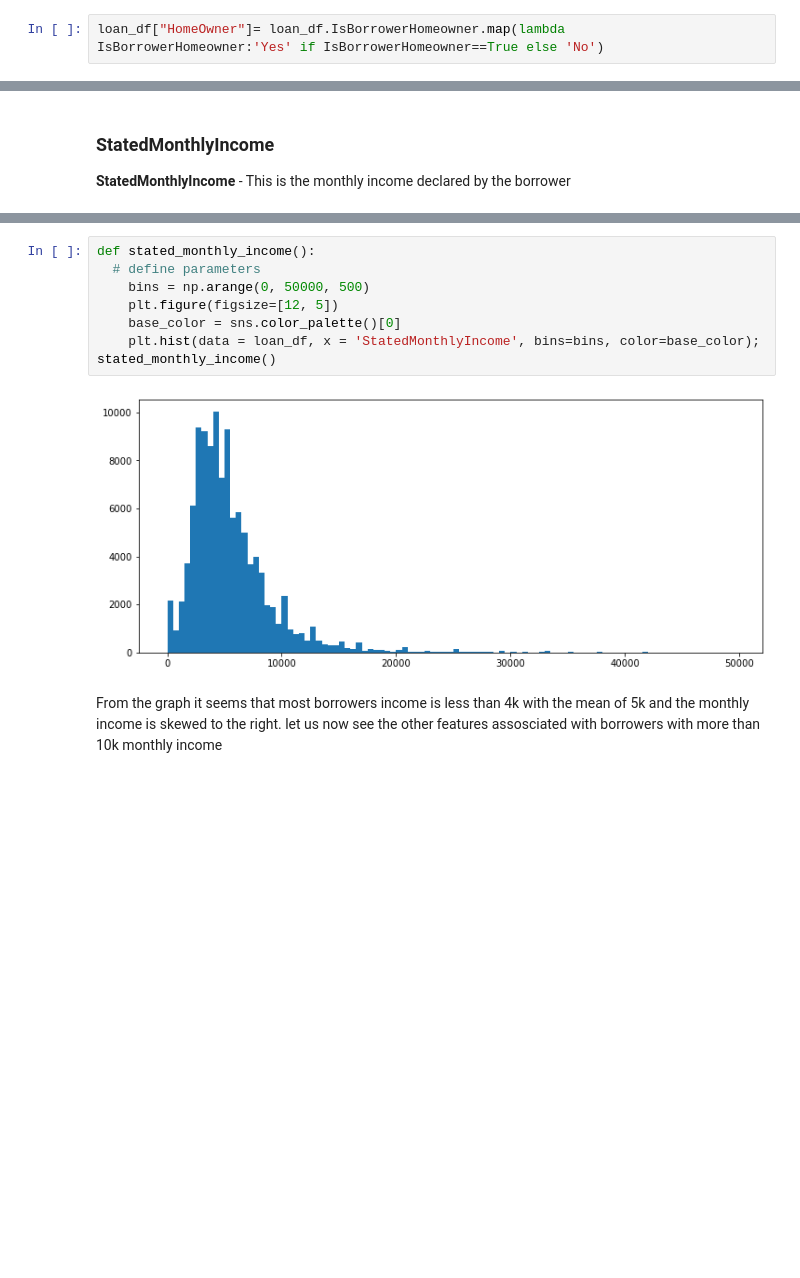
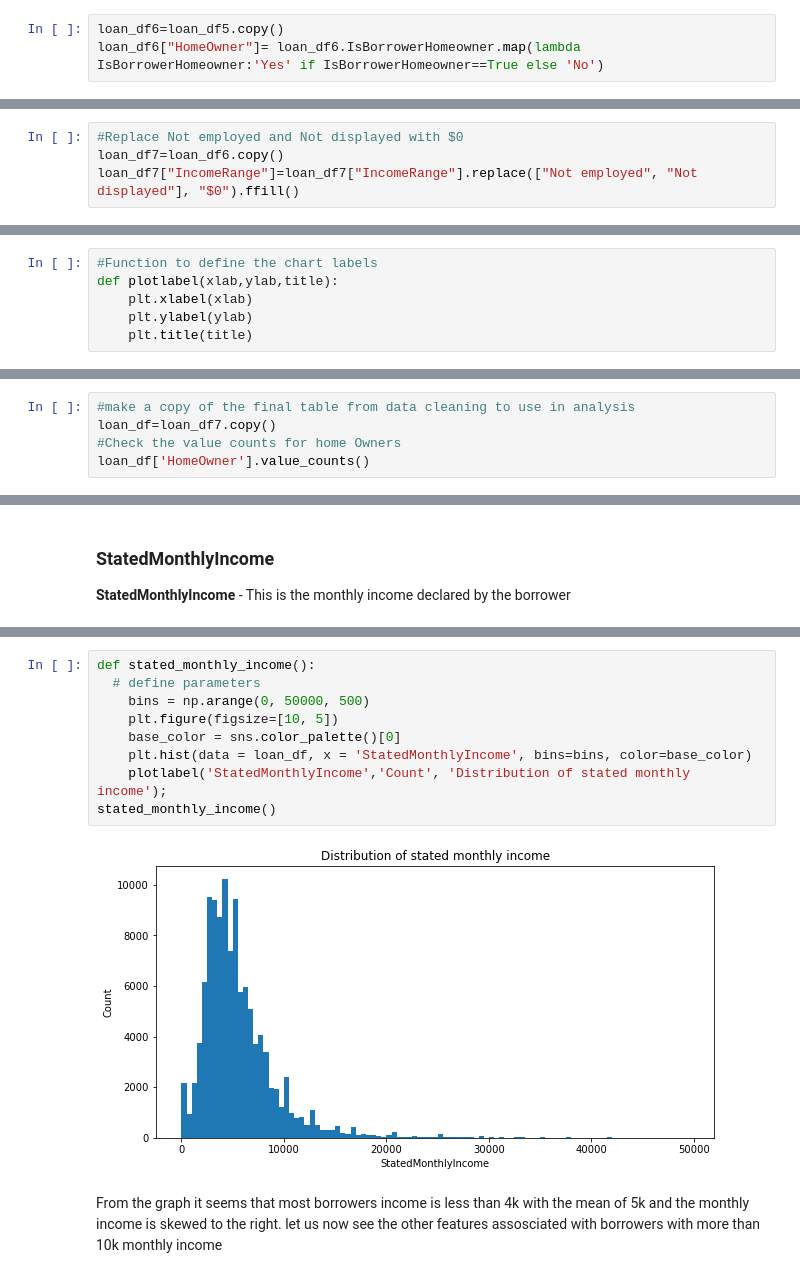
Before and after one commit to samwata/prosper_loan_data_analysis, a Jupyter notebook: Part_I_exploration_template.ipynb, the cells around one changed output, grey strips where cells are left out. Saved outputs shown, nothing was run; the diff lists cells and outputs as text; blank space fills up the shorter version.

```diff
--- a/Part_I_exploration_template.ipynb
+++ b/Part_I_exploration_template.ipynb
@@ -289,4 +262,5 @@ Create a column with Howmowner being Yes or No
 
 ### Code
 # %%
-loan_df["HomeOwner"]= loan_df.IsBorrowerHomeowner.map(lambda IsBorrowerHomeowner:'Yes' if IsBorrowerHomeowner==True else 'No')
+loan_df6=loan_df5.copy()
+loan_df6["HomeOwner"]= loan_df6.IsBorrowerHomeowner.map(lambda IsBorrowerHomeowner:'Yes' if IsBorrowerHomeowner==True else 'No')
@@ -325,0 +280,4 @@ Name: HomeOwner, dtype: int64
+# %%
+#Replace Not employed and Not displayed with $0
+loan_df7=loan_df6.copy()
+loan_df7["IncomeRange"]=loan_df7["IncomeRange"].replace(["Not employed", "Not displayed"], "$0").ffill()
@@ -325,0 +298,6 @@ Name: HomeOwner, dtype: int64
+# %%
+#Function to define the chart labels
+def plotlabel(xlab,ylab,title):
+    plt.xlabel(xlab)
+    plt.ylabel(ylab)
+    plt.title(title)
@@ -325,0 +316,5 @@ Name: HomeOwner, dtype: int64
+# %%
+#make a copy of the final table from data cleaning to use in analysis
+loan_df=loan_df7.copy()
+#Check the value counts for home Owners
+loan_df['HomeOwner'].value_counts()
@@ -391,13 +389,14 @@ Name: StatedMonthlyIncome, dtype: float64
 # %%
 def stated_monthly_income():
   # define parameters
     bins = np.arange(0, 50000, 500)
-    plt.figure(figsize=[12, 5])
+    plt.figure(figsize=[10, 5])
     base_color = sns.color_palette()[0]
-    plt.hist(data = loan_df, x = 'StatedMonthlyIncome', bins=bins, color=base_color);
+    plt.hist(data = loan_df, x = 'StatedMonthlyIncome', bins=bins, color=base_color)
+    plotlabel('StatedMonthlyIncome','Count', 'Distribution of stated monthly income');
 stated_monthly_income()
 # %% [output]
-[figure, old version]
+[figure, new version]
 # %% [markdown]
 From the graph it seems that most borrowers income is less than 4k with the mean of 5k and the monthly income is skewed to the right. let us now see the other features assosciated with borrowers with more than 10k monthly income
 # %%
```
Also changed, not shown: parts of 69 cells of this notebook, 4 other files.
